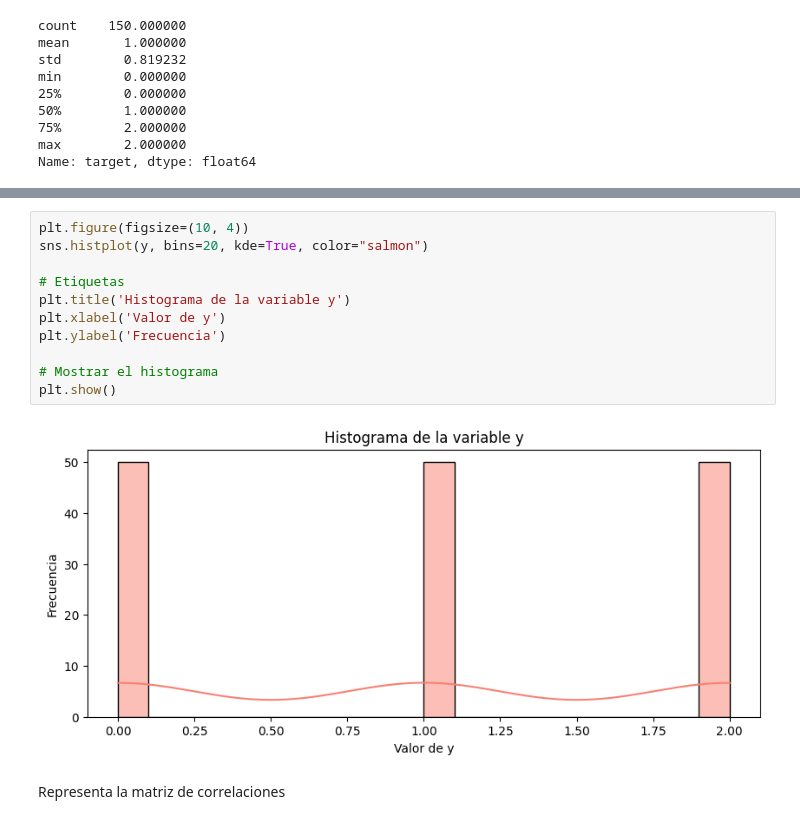
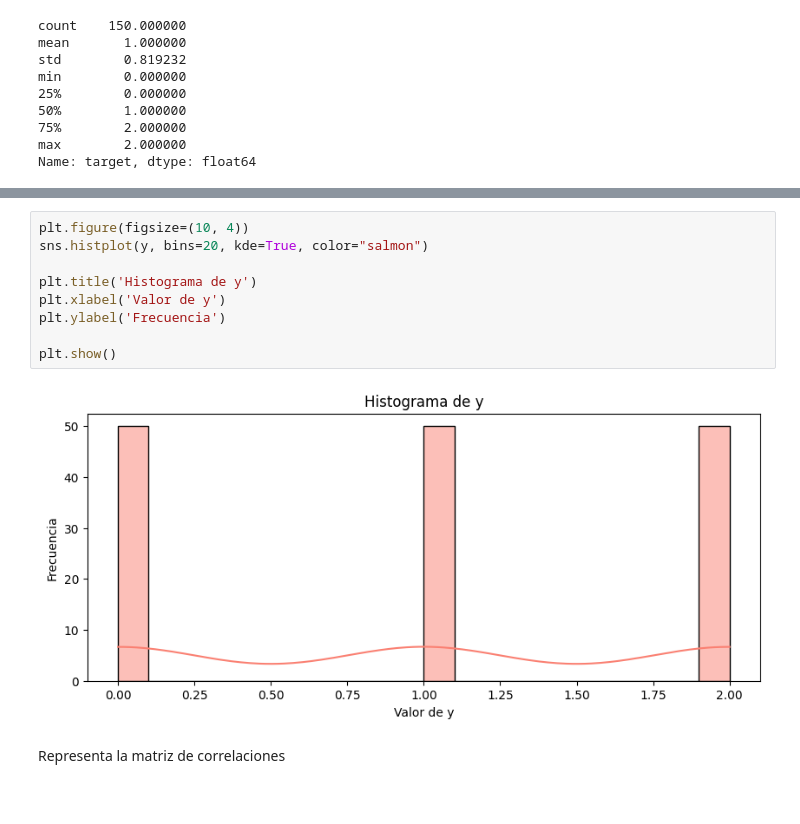
Before and after one commit to iruneguinea9/SAPA, a Jupyter notebook: 2_11/2_11Ejercicios.ipynb, the cells around one changed output, grey strips where cells are left out. Cells and saved outputs as stored; diff of their text form.

```diff
--- a/2_11/2_11Ejercicios.ipynb
+++ b/2_11/2_11Ejercicios.ipynb
@@ -407,16 +399,14 @@ plt.show()
 # %%
 plt.figure(figsize=(10, 4))
 sns.histplot(y, bins=20, kde=True, color="salmon")
 
-# Etiquetas
-plt.title('Histograma de la variable y')
+plt.title('Histograma de y')
 plt.xlabel('Valor de y')
 plt.ylabel('Frecuencia')
 
-# Mostrar el histograma
 plt.show()
 # %% [output]
-[figure, old version]
+[figure, new version]
 # %% [markdown]
 Representa la matriz de correlaciones
 # %%
```
Also changed, not shown: parts of 21 cells of this notebook, 5 other files.
